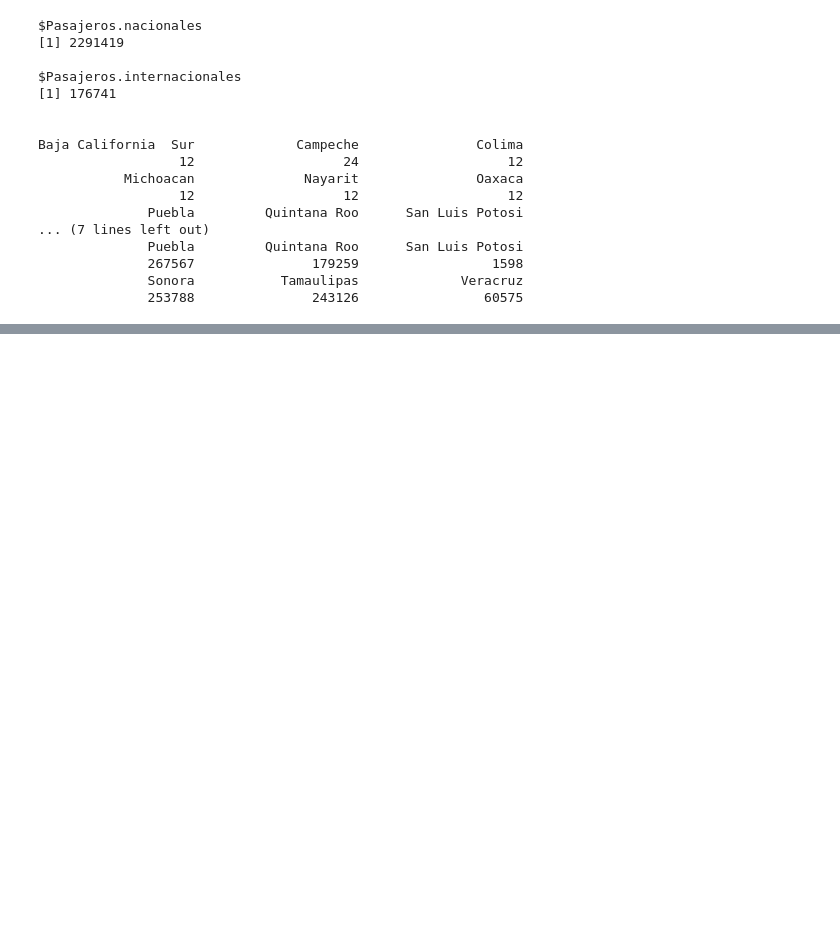
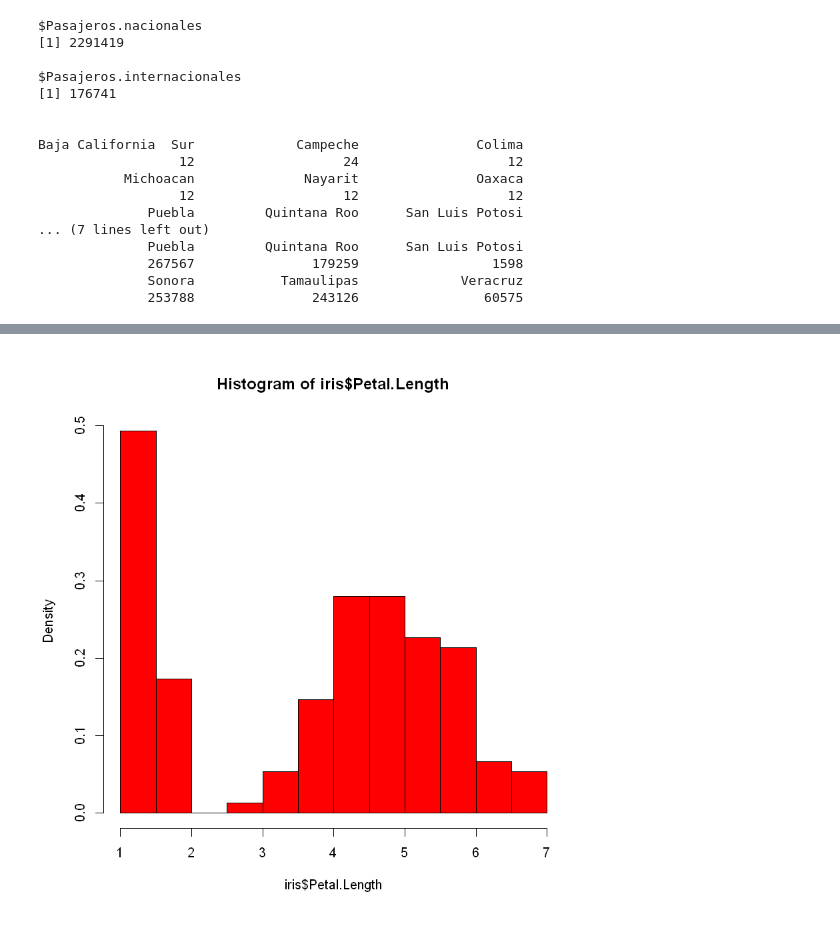
Before and after one commit to Gonza740/first_steps, a Jupyter notebook: dataTypesR.ipynb, the cells around one changed output, grey strips where cells are left out. Cells and saved outputs as stored; diff of their text form; code cells hidden in the pictures; blank space fills up the shorter version.

```diff
--- a/dataTypesR.ipynb
+++ b/dataTypesR.ipynb
@@ -450,0 +480,4 @@ Baja California  Sur             Campeche               Colima
+# %%
+hist(iris$Petal.Length, col="red", freq = F) # For histogram
+# %% [output]
+[figure, added]
```
Also changed, not shown: parts of 14 cells of this notebook, 2 other files.
